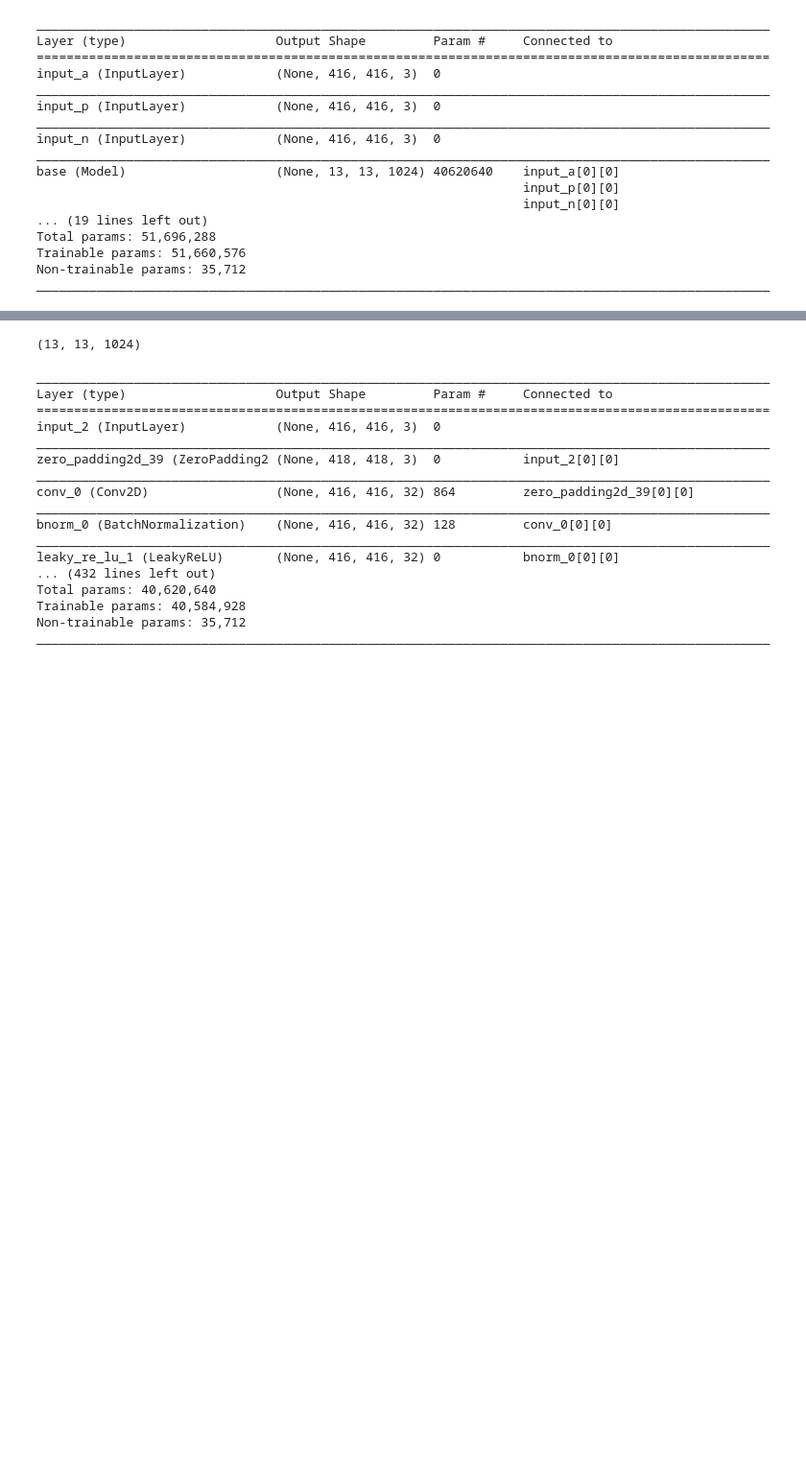
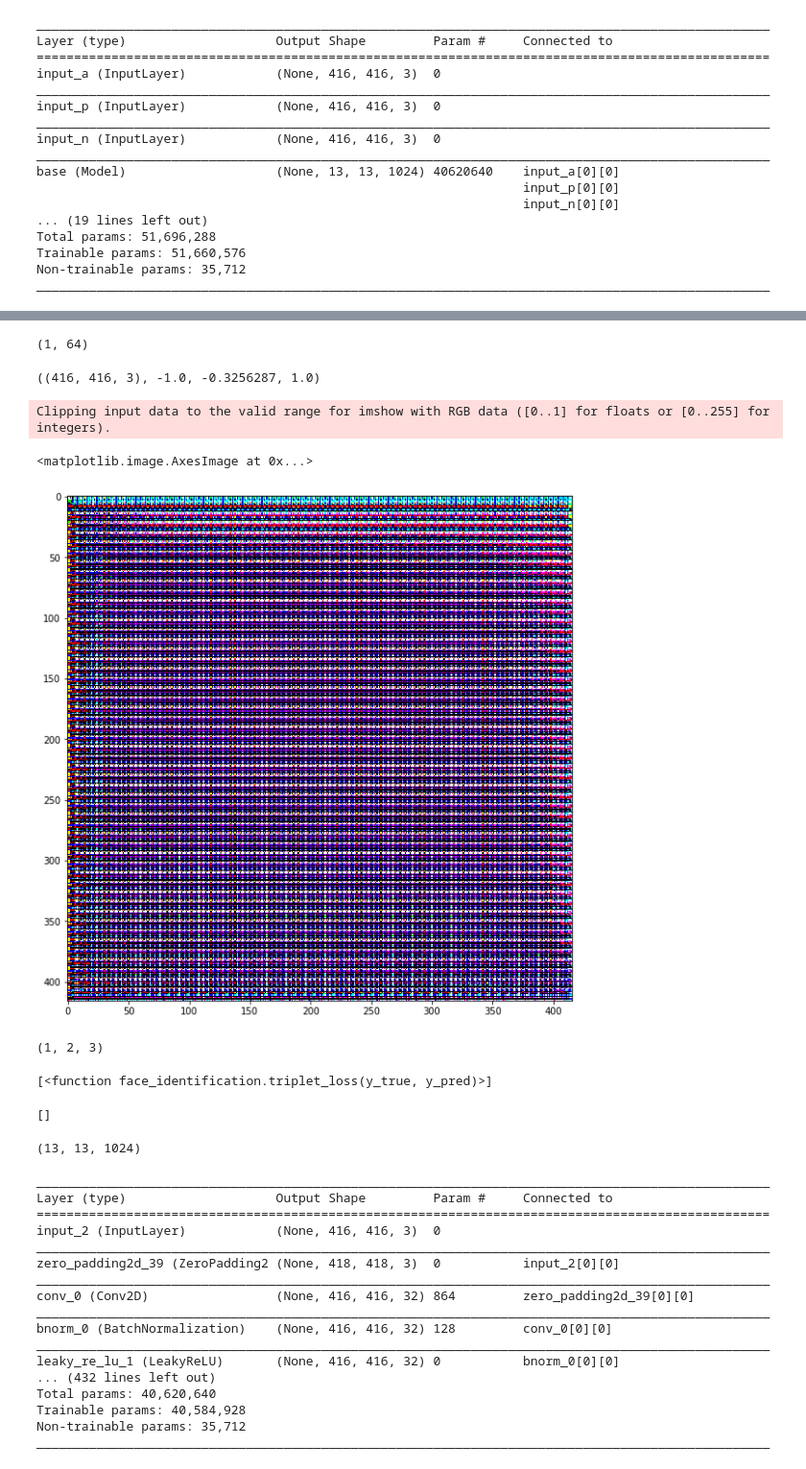
Before and after one commit to tonandr/face_vijnana_yolov3, a Jupyter notebook: analysis/face_recog_analysis.ipynb, the cells around one changed output, grey strips where cells are left out. Shown: that part at 96% size. Saved outputs shown, nothing was run; the diff lists cells and outputs as text; code cells hidden in the pictures; blank space fills up the shorter version.

```diff
--- a/analysis/face_recog_analysis.ipynb
+++ b/analysis/face_recog_analysis.ipynb
@@ -133,0 +676,25 @@ ________________________________________________________________________________
+# %%
+np.expand_dims(facial_ids[1], axis=0).shape
+# %% [output]
+(1, 64)
+# %%
+res = np.squeeze(fr.recon_model.predict(np.expand_dims(facial_ids[3], axis=0)), axis=0)
+# %%
+res.shape, res.min(), res.mean(), res.max()
+# %% [output]
+((416, 416, 3), -1.0, -0.3256287, 1.0)
+# %%
+figure(figsize=(20,10))
+imshow(res*255)
+# %% [output]
+Clipping input data to the valid range for imshow with RGB data ([0..1] for floats or [0..255] for integers).
+<matplotlib.image.AxesImage at 0x...>
+[figure, added]
+# %%
+tuple([1] + list((2, 3)))
+# %% [output]
+(1, 2, 3)
+# %%
+fr.model.loss_functions
+# %% [output]
+[<function face_identification.triplet_loss(y_true, y_pred)>]
@@ -134,3 +703,7 @@ ________________________________________________________________________________
+# %%
+fr.model.losses
+# %% [output]
+[]
 # %%
 base = fr.model.get_layer('base')
 # %%
```
Also changed, not shown: parts of 68 cells of this notebook, 4 other files.
